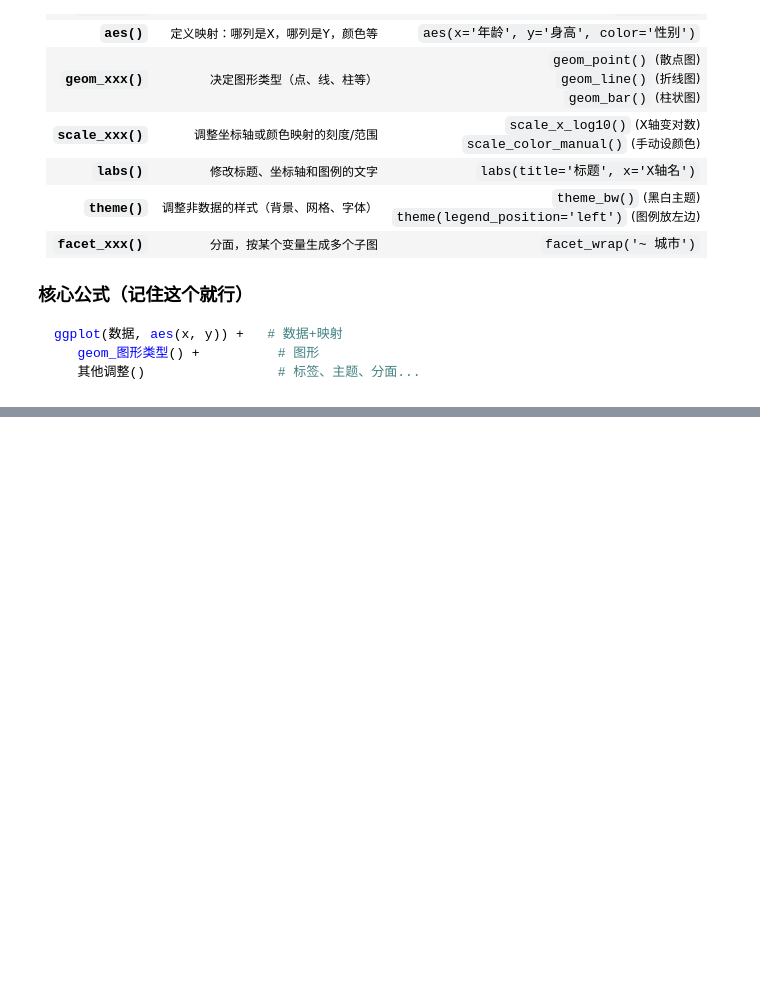
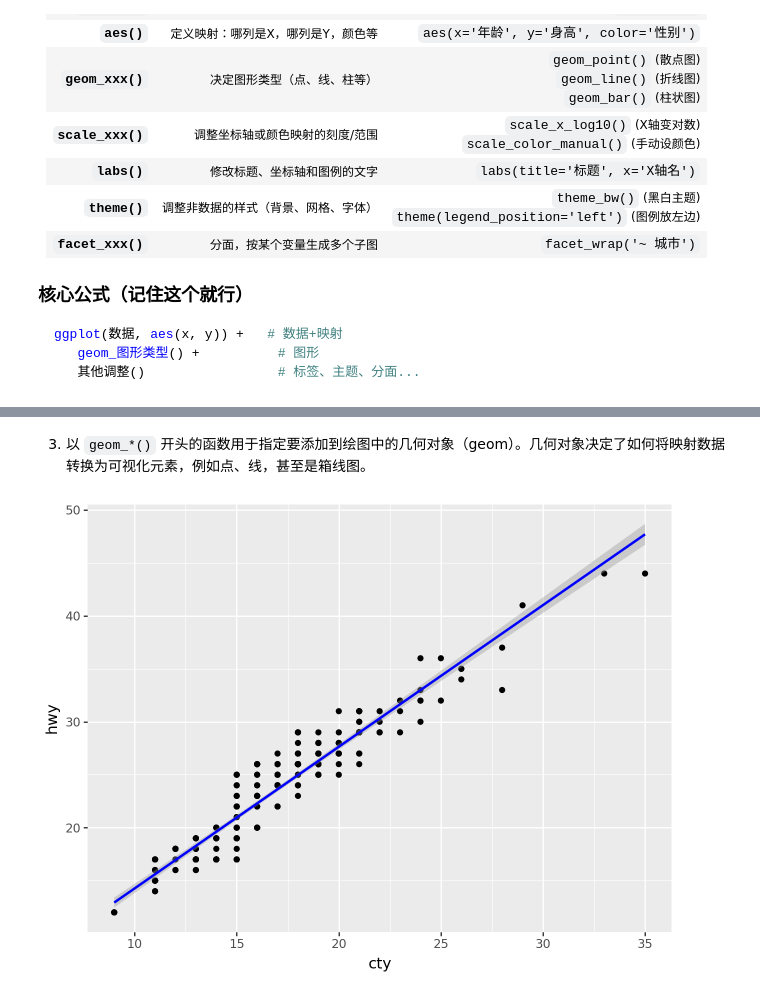
Before and after one commit to dw-xdy/python-data-process, a Jupyter notebook: src/notebooks/plot/plotnine库学习.ipynb, the cells around one changed output, grey strips where cells are left out. Cells and saved outputs as stored; diff of their text form; code cells hidden in the pictures; blank space fills up the shorter version.

```diff
--- a/src/notebooks/plot/plotnine库学习.ipynb
+++ b/src/notebooks/plot/plotnine库学习.ipynb
@@ -36,0 +35,12 @@ from plotnine.data import *
+# %% [markdown]
+3. 以 `geom_*()` 开头的函数用于指定要添加到绘图中的几何对象（geom）。几何对象决定了如何将映射数据转换为可视化元素，例如点、线，甚至是箱线图。
+# %%
+(
+    ggplot(mpg, aes("cty", "hwy"))
+    # to create a scatterplot 创建散点图
+    + geom_point()
+    # to fit and overlay a loess trendline 拟合并叠加黄土散度趋势线
+    + geom_smooth(method="lm", color="blue")
+)
+# %% [output]
+[figure, added]
```
Also changed, not shown: parts of 17 cells of this notebook.
